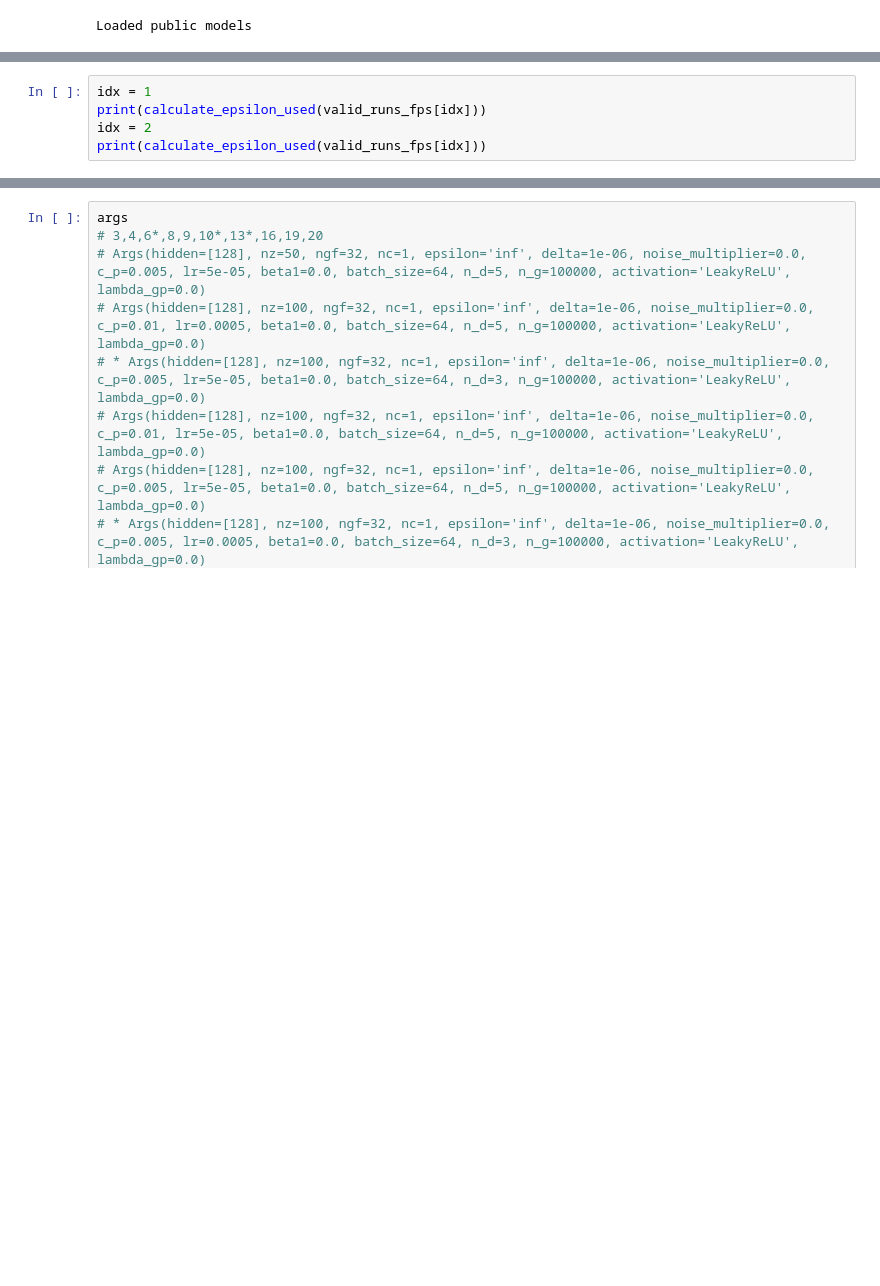
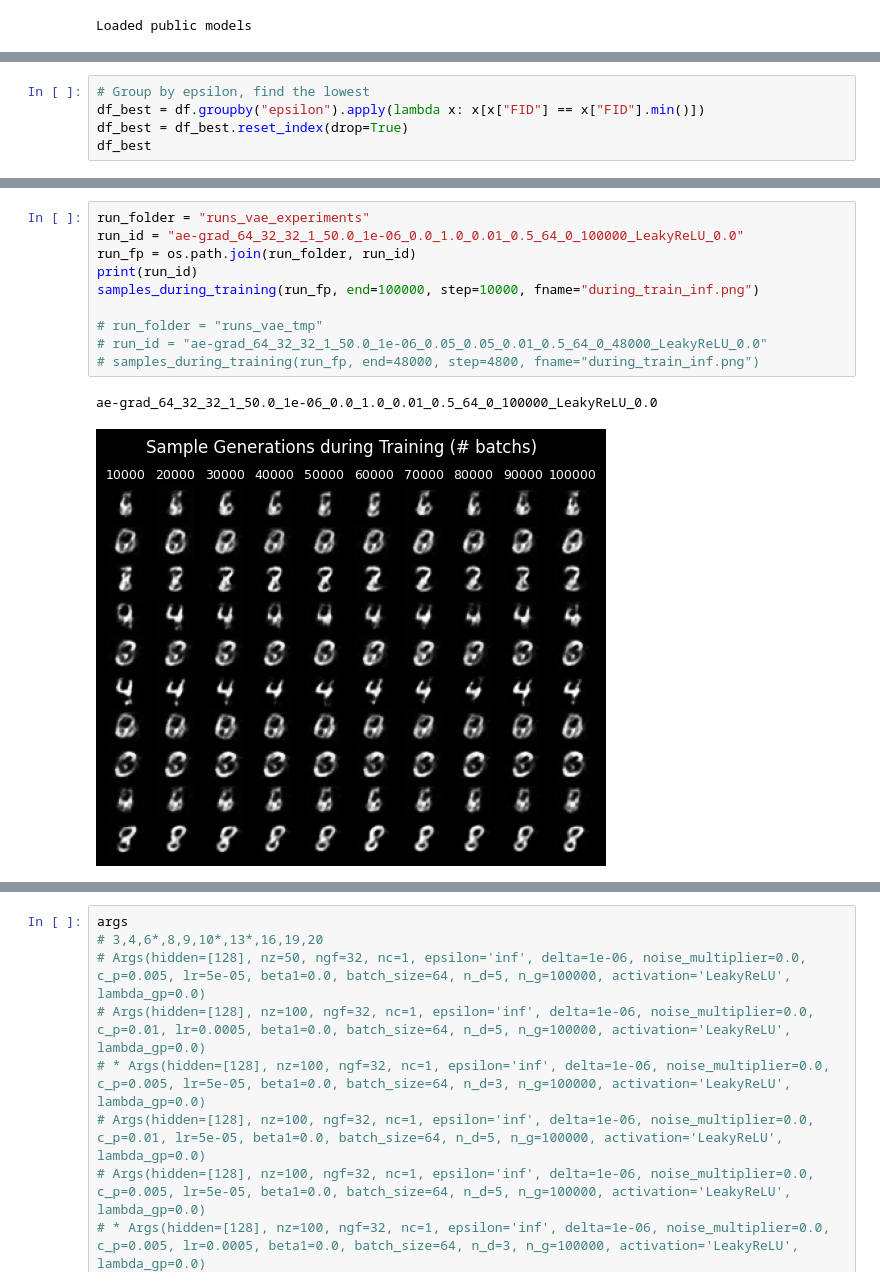
Before and after one commit to JasonTang99/p2, a Jupyter notebook: testing.ipynb, the cells around one changed output, grey strips where cells are left out. Cells and saved outputs as stored; diff of their text form; blank space fills up the shorter version.

```diff
--- a/testing.ipynb
+++ b/testing.ipynb
@@ -313,5 +53,0 @@ print(calculate_epsilon_used(valid_runs_fps[idx]))
-# %%
-idx = 1
-print(calculate_epsilon_used(valid_runs_fps[idx]))
-idx = 2
-print(calculate_epsilon_used(valid_runs_fps[idx]))
@@ -680,0 +244,5 @@ len(fps)
+# %%
+# Group by epsilon, find the lowest
+df_best = df.groupby("epsilon").apply(lambda x: x[x["FID"] == x["FID"].min()])
+df_best = df_best.reset_index(drop=True)
+df_best
@@ -680,0 +517,13 @@ len(fps)
+# %%
+run_folder = "runs_vae_experiments"
+run_id = "ae-grad_64_32_32_1_50.0_1e-06_0.0_1.0_0.01_0.5_64_0_100000_LeakyReLU_0.0"
+run_fp = os.path.join(run_folder, run_id)
+print(run_id)
+samples_during_training(run_fp, end=100000, step=10000, fname="during_train_inf.png")
+
+# run_folder = "runs_vae_tmp"
+# run_id = "ae-grad_64_32_32_1_50.0_1e-06_0.05_0.05_0.01_0.5_64_0_48000_LeakyReLU_0.0"
+# samples_during_training(run_fp, end=48000, step=4800, fname="during_train_inf.png")
+# %% [output]
+ae-grad_64_32_32_1_50.0_1e-06_0.0_1.0_0.01_0.5_64_0_100000_LeakyReLU_0.0
+[figure, added]
```
Also changed, not shown: parts of 68 cells of this notebook, 23 other files.
